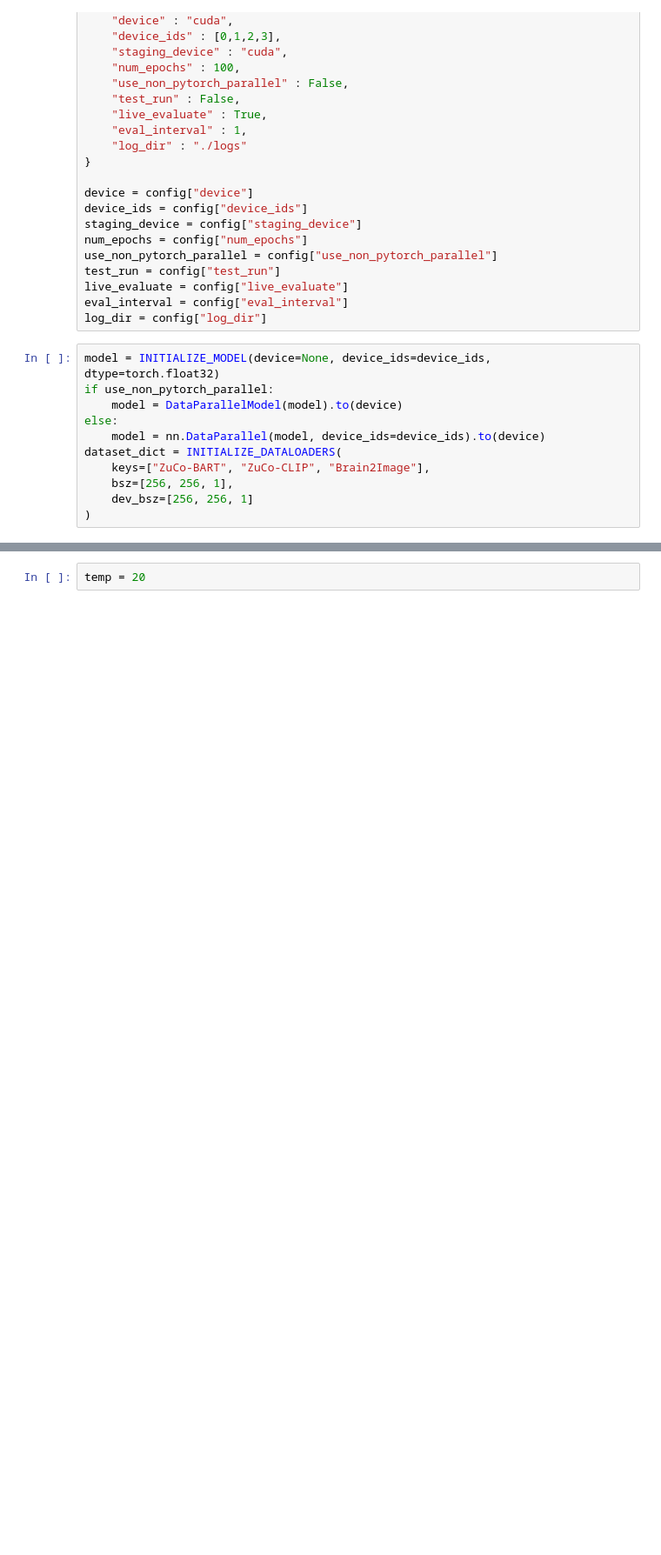
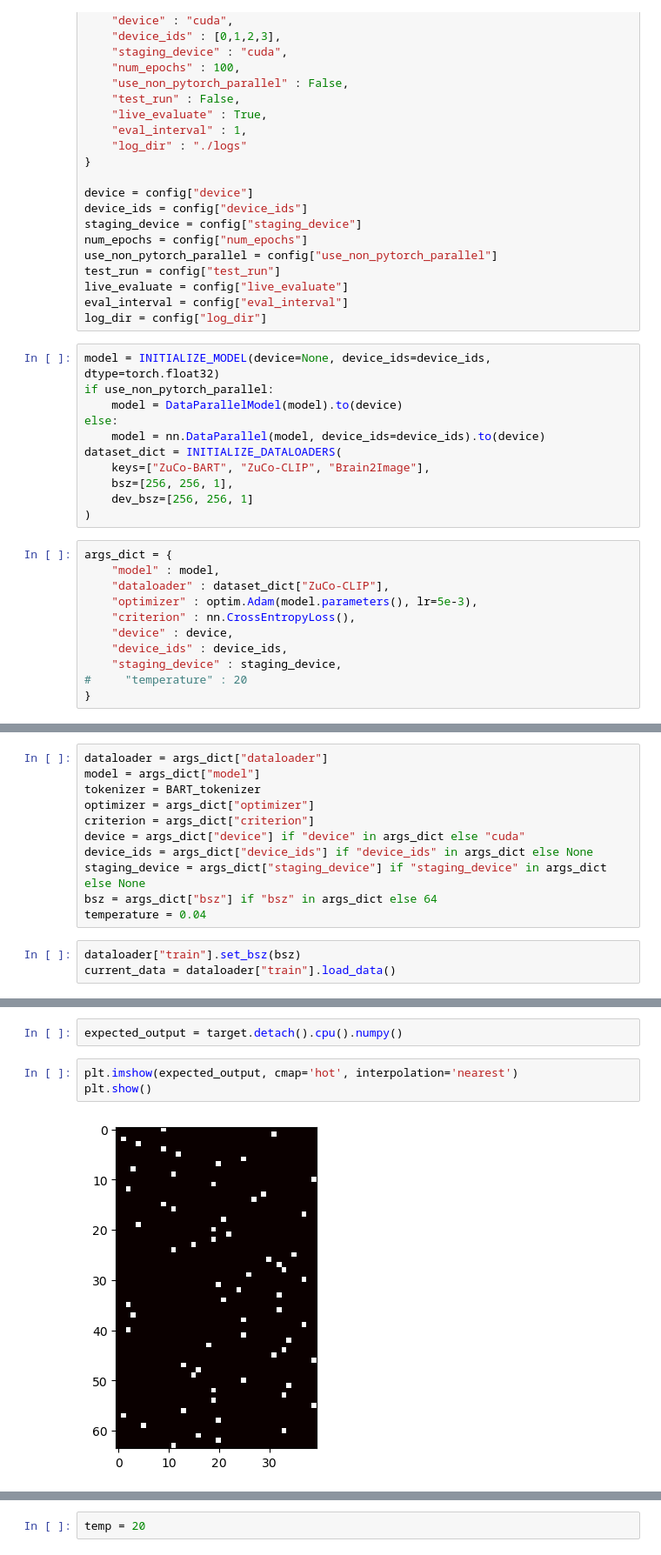
Before and after one commit to MatthewS65537/M4, a Jupyter notebook: Experiment Notebooks/Temperature Test.ipynb, the cells around one changed output, grey strips where cells are left out. Shown: that part at 87% size. Saved outputs shown, nothing was run; the diff lists cells and outputs as text; blank space fills up the shorter version.

```diff
--- a/Experiment Notebooks/Temperature Test.ipynb
+++ b/Experiment Notebooks/Temperature Test.ipynb
@@ -70,3 +74,14 @@ dataset_dict = INITIALIZE_DATALOADERS(
     bsz=[256, 256, 1],
     dev_bsz=[256, 256, 1]
 )
+# %%
+args_dict = {
+    "model" : model,
+    "dataloader" : dataset_dict["ZuCo-CLIP"],
+    "optimizer" : optim.Adam(model.parameters(), lr=5e-3),
+    "criterion" : nn.CrossEntropyLoss(),
+    "device" : device,
+    "device_ids" : device_ids,
+    "staging_device" : staging_device,
+#     "temperature" : 20
+}
@@ -72,0 +90,14 @@ dataset_dict = INITIALIZE_DATALOADERS(
+# %%
+dataloader = args_dict["dataloader"]
+model = args_dict["model"]
+tokenizer = BART_tokenizer
+optimizer = args_dict["optimizer"]
+criterion = args_dict["criterion"]
+device = args_dict["device"] if "device" in args_dict else "cuda"
+device_ids = args_dict["device_ids"] if "device_ids" in args_dict else None
+staging_device = args_dict["staging_device"] if "staging_device" in args_dict else None
+bsz = args_dict["bsz"] if "bsz" in args_dict else 64
+temperature = 0.04
+# %%
+dataloader["train"].set_bsz(bsz)
+current_data = dataloader["train"].load_data()
@@ -73 +222,8 @@ dataset_dict = INITIALIZE_DATALOADERS(
+# %%
+expected_output = target.detach().cpu().numpy()
+# %%
+plt.imshow(expected_output, cmap='hot', interpolation='nearest')
+plt.show()
+# %% [output]
+[figure, added]
 # %%
```
Also changed, not shown: parts of 27 cells of this notebook, 2 other files.
